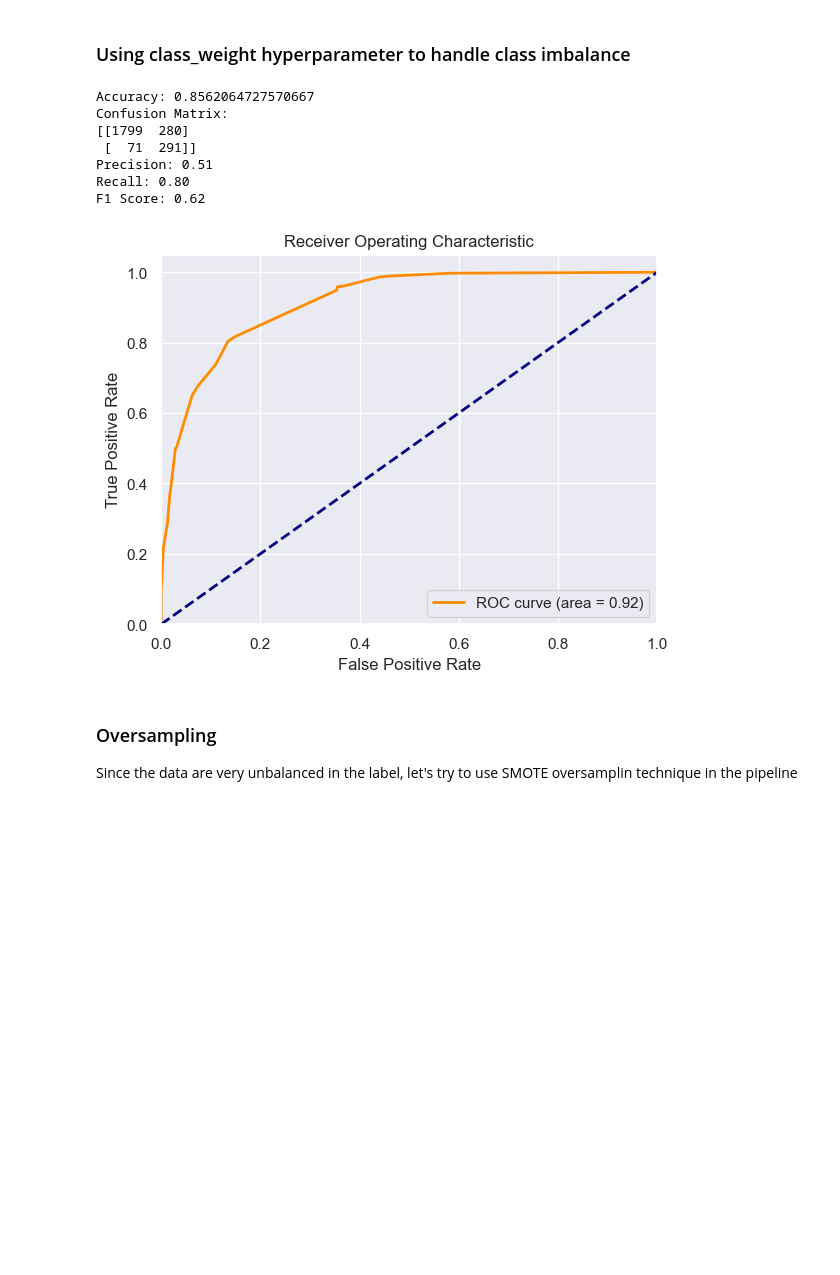
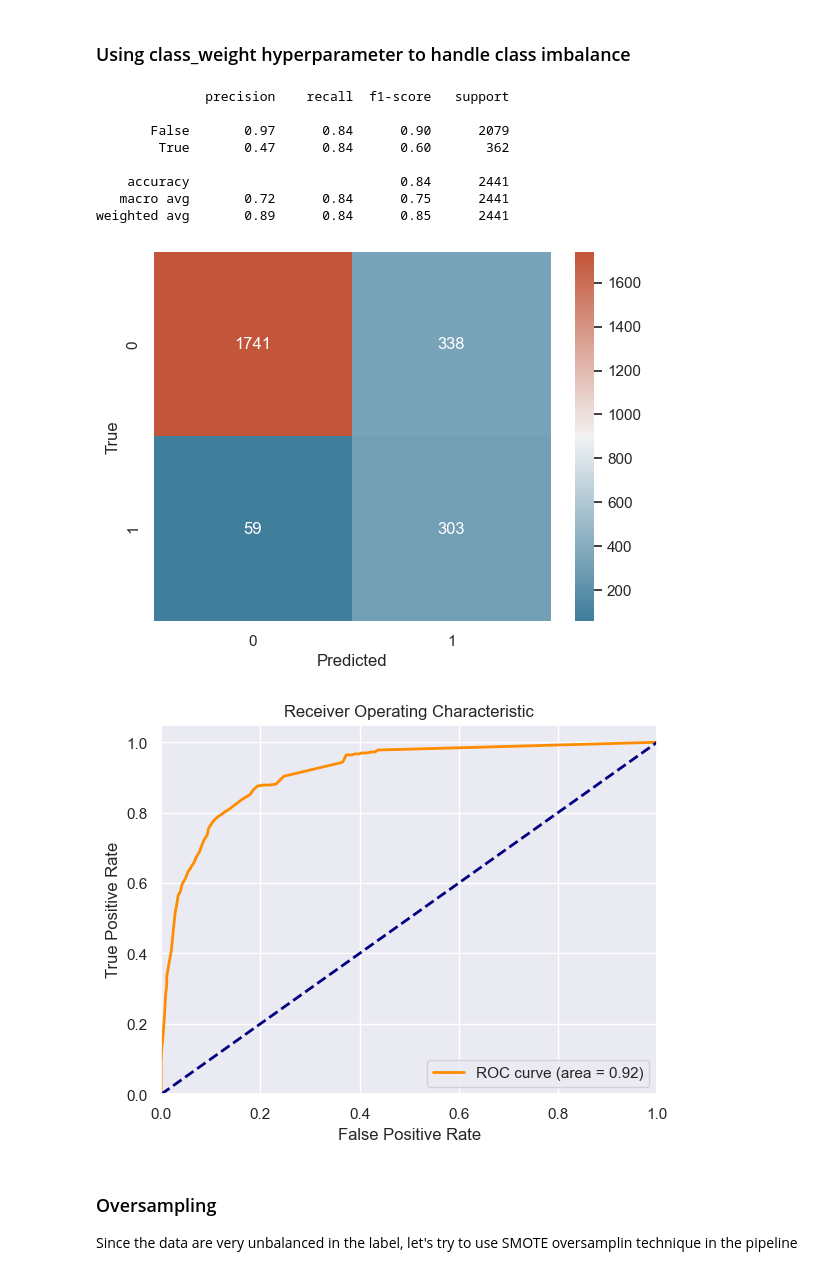
Before and after one commit to alessandroAbati/Online-Shoppers-Purchasing-Intention-Prediction, a Jupyter notebook: main.ipynb, the cells around one changed output. Drawn from its saved outputs; the diff is of its cells as text; code cells hidden in the pictures; blank space fills up the shorter version.

```diff
--- a/main.ipynb
+++ b/main.ipynb
@@ -465,7 +457,7 @@ X_test_naive = X_test[['PageValues']]
 # Create a pipeline that first scales the data then applies Decision Tree Classifier
 pipe = Pipeline([
                 ('scaler', StandardScaler()),
-                ('classifier', DecisionTreeClassifier(criterion='entropy', max_depth=10, min_samples_leaf=50, random_state=42))
+                ('classifier', DecisionTreeClassifier(criterion='entropy', max_depth=1, random_state=42))
                 ])
 
 # Fit and predict
@@ -517,7 +509,7 @@ weighted avg       0.88      0.89      0.88      2441
 # Create a pipeline that first scales the data then applies Decision Tree Classifier
 pipe = Pipeline([
                 ('scaler', StandardScaler()),
-                ('classifier', DecisionTreeClassifier(criterion='entropy', max_depth=5, min_samples_leaf=4, min_samples_split=5, class_weight='balanced', random_state=42))
+                ('classifier', DecisionTreeClassifier(criterion='entropy', max_depth=10, min_samples_leaf=50, class_weight='balanced', random_state=42))
                 ])
 
 # Fit and predict
@@ -526,41 +518,43 @@ y_pred = pipe.predict(X_test)
 
 # Predict probabilities for the test data
 y_probs = pipe.predict_proba(X_test)[:, 1]  # get the probability of the positive class
 
 # Evaluate the model
 conf_matrix = confusion_matrix(y_test, y_pred)
 print(classification_report(y_test, y_pred))
 
 # Plot confusion matrix
 sns.heatmap(conf_matrix, annot=True, fmt="d", cmap=cmap)
 plt.xlabel('Predicted')
 plt.ylabel('True')
 plt.show()
 
 # Calculate ROC Curve and AUC
 fpr, tpr, thresholds = roc_curve(y_test, y_probs)
 roc_auc = auc(fpr, tpr)
 
 # Plot the ROC Curve
 plt.figure()
 plt.plot(fpr, tpr, color='darkorange', lw=2, label='ROC curve (area = %0.2f)' % roc_auc)
 plt.plot([0, 1], [0, 1], color='navy', lw=2, linestyle='--')
 plt.xlim([0.0, 1.0])
 plt.ylim([0.0, 1.05])
 plt.xlabel('False Positive Rate')
 plt.ylabel('True Positive Rate')
 plt.title('Receiver Operating Characteristic')
 plt.legend(loc="lower right")
 plt.show()
 # %% [output]
-Accuracy: 0.8562064727570667
-Confusion Matrix:
-[[1799  280]
- [  71  291]]
-Precision: 0.51
-Recall: 0.80
-F1 Score: 0.62
+              precision    recall  f1-score   support
+
+       False       0.97      0.84      0.90      2079
+        True       0.47      0.84      0.60       362
+
+    accuracy                           0.84      2441
+   macro avg       0.72      0.84      0.75      2441
+weighted avg       0.89      0.84      0.85      2441
-[figure, old version]
+[figure, new version]
+[figure, added]
 # %% [markdown]
 ### Oversampling
 Since the data are very unbalanced in the label, let's try to use SMOTE oversamplin technique in the pipeline
```
Also changed, not shown: parts of 13 cells of this notebook, 2 other files.
